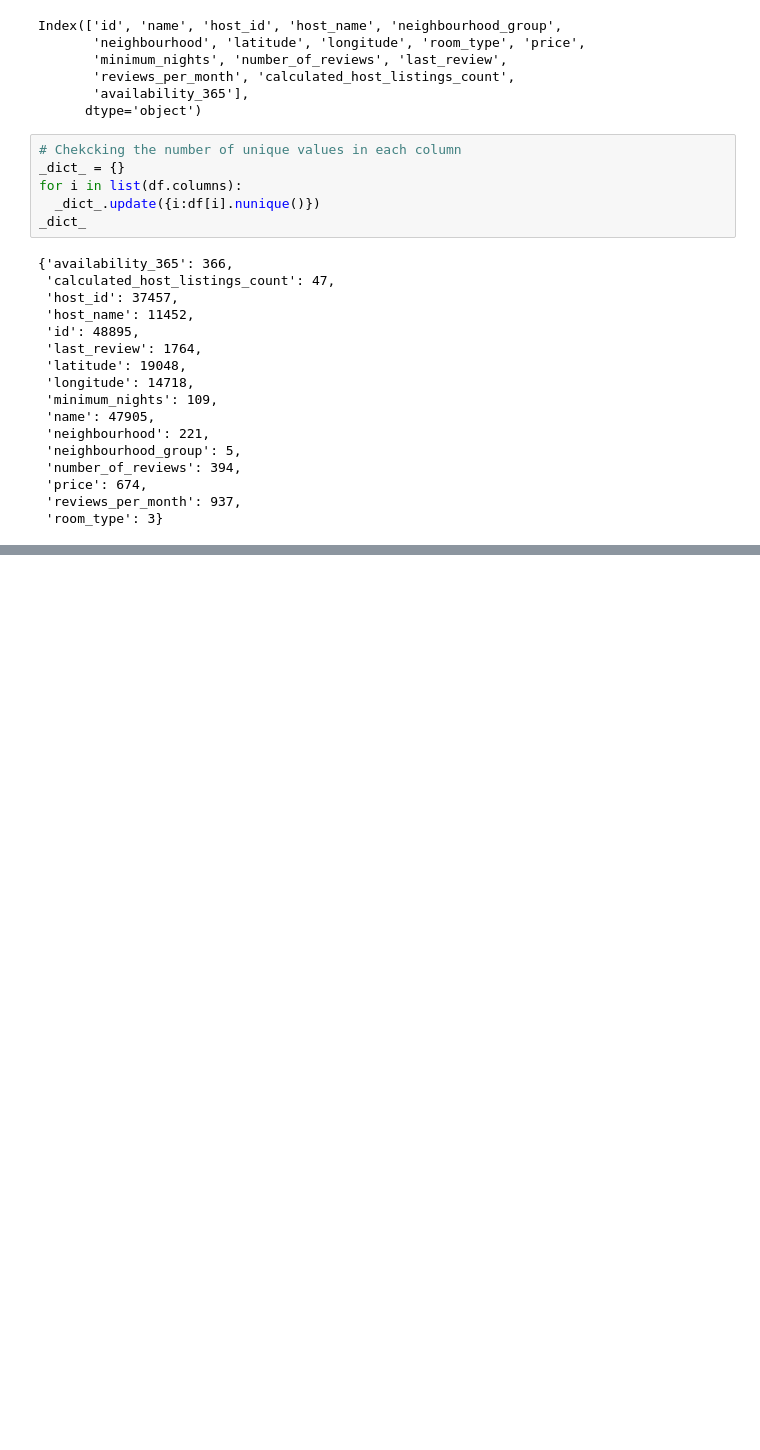
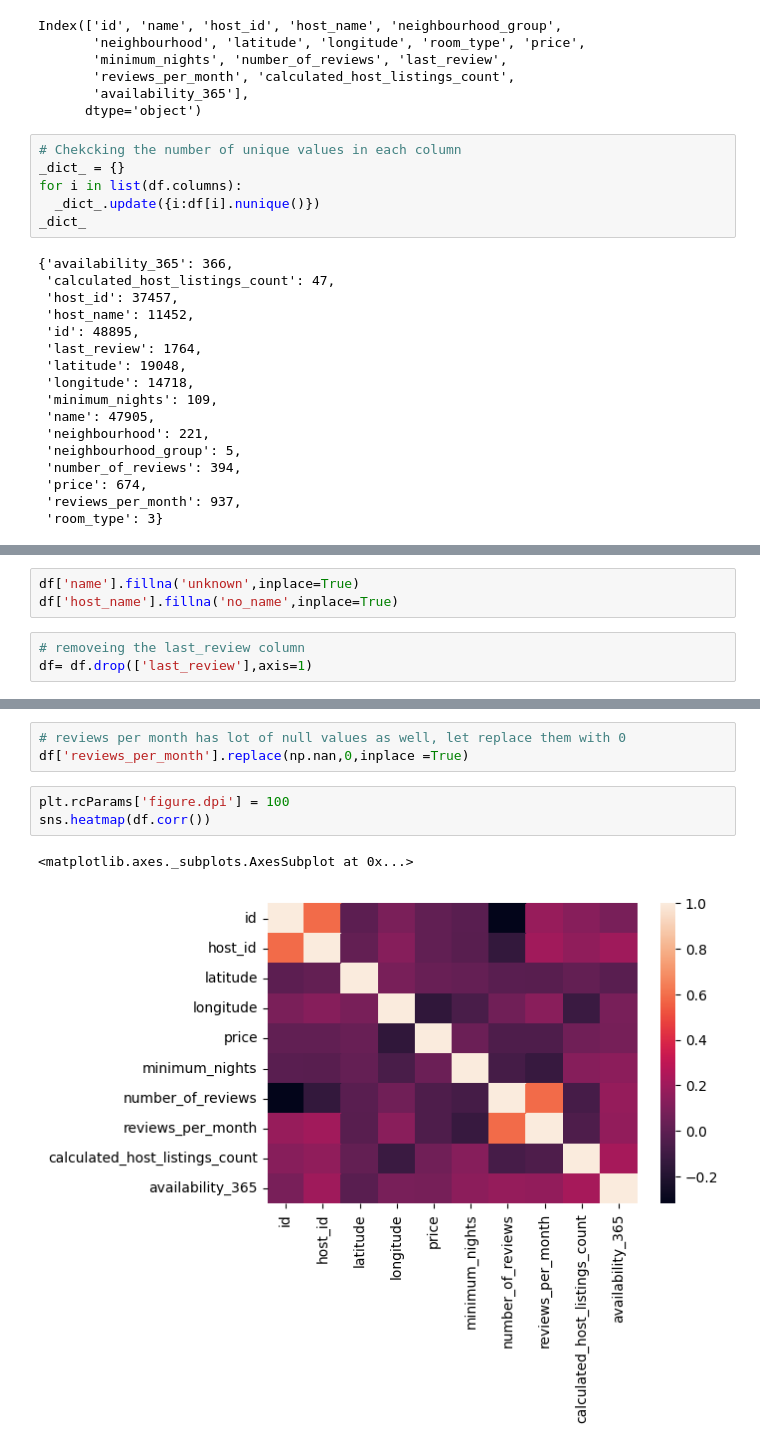
Before and after one commit to ankitkrtiwari7/my_first_analysis-AIRBNB, a Jupyter notebook: airbnbn_github.ipynb, the cells around one changed output, grey strips where cells are left out. Drawn from its saved outputs; the diff is of its cells as text; blank space fills up the shorter version.

```diff
--- a/airbnbn_github.ipynb
+++ b/airbnbn_github.ipynb
@@ -98,0 +145,6 @@ _dict_
+# %%
+df['name'].fillna('unknown',inplace=True)
+df['host_name'].fillna('no_name',inplace=True)
+# %%
+# removeing the last_review column
+df= df.drop(['last_review'],axis=1)
@@ -98,0 +172,9 @@ _dict_
+# %%
+# reviews per month has lot of null values as well, let replace them with 0
+df['reviews_per_month'].replace(np.nan,0,inplace =True)
+# %%
+plt.rcParams['figure.dpi'] = 100
+sns.heatmap(df.corr())
+# %% [output]
+<matplotlib.axes._subplots.AxesSubplot at 0x...>
+[figure, added]
```
Also changed, not shown: parts of 4 cells of this notebook.
